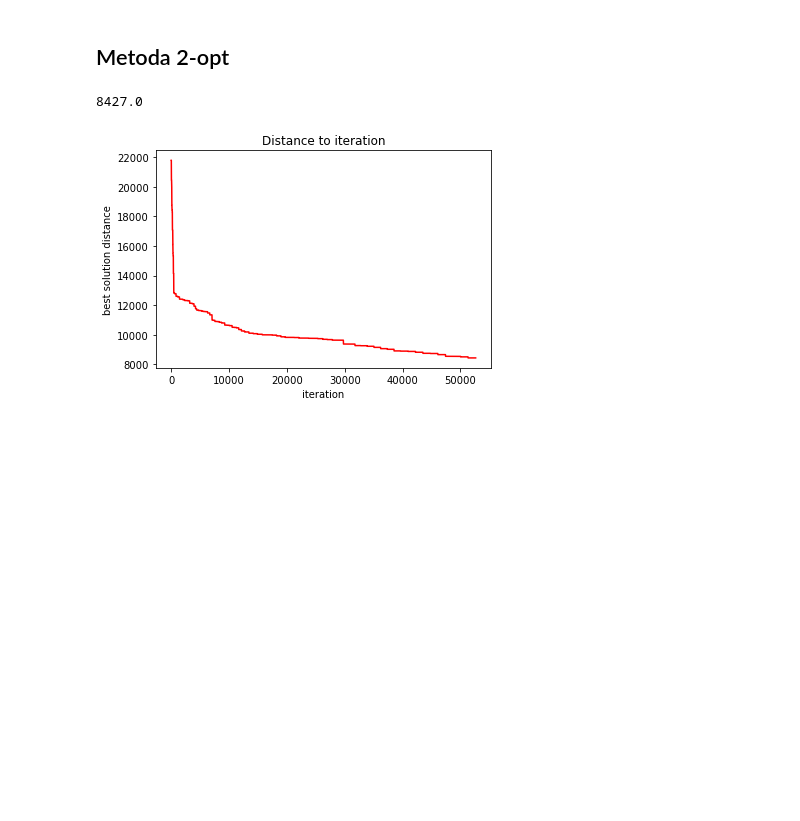
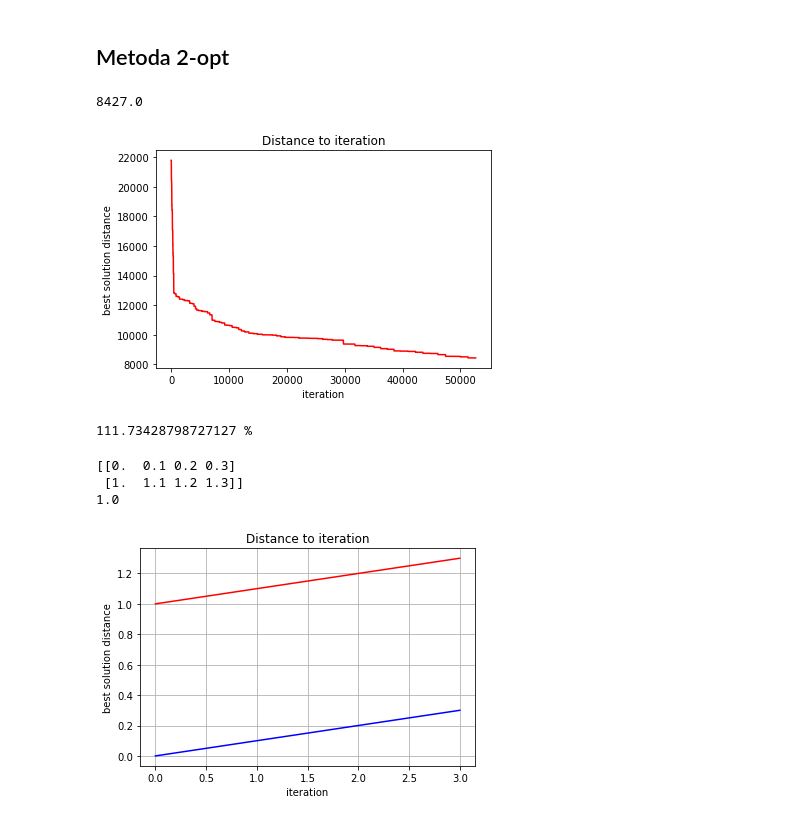
Before and after one commit to T2ooomasz/Algorytmy-Metaheurystyczne, a Jupyter notebook: testy.ipynb, the cells around one changed output. Saved outputs shown, nothing was run; the diff lists cells and outputs as text; code cells hidden in the pictures; blank space fills up the shorter version.

```diff
--- a/testy.ipynb
+++ b/testy.ipynb
@@ -419,6 +449,31 @@ plt.ylabel('best solution distance')
 plt.title('Distance to iteration')
 plt.show()
 #print_solution(best_solution)
+PRD = min_weight / 7542 * 100
+print(PRD, "%")
 # %% [output]
 8427.0
 [figure]
+111.73428798727127 %
+# %%
+import numpy as np
+import matplotlib.pyplot as plt
+
+X = np.array([[], []])
+X = np.append(X, np.array([[0.0], [1.0]]), axis = 1)
+X = np.append(X, np.array([[0.1], [1.1]]), axis = 1)
+X = np.append(X, np.array([[0.2], [1.2]]), axis = 1)
+X = np.append(X, np.array([[0.3], [1.3]]), axis = 1)
+print(X)
+print(X[1][0])
+plt.plot(X[0], '-b', X[1], '-r')
+plt.xlabel('iteration')
+plt.ylabel('best solution distance')
+plt.title('Distance to iteration')
+plt.grid(True)
+plt.show()
+# %% [output]
+[[0.  0.1 0.2 0.3]
+ [1.  1.1 1.2 1.3]]
+1.0
+[figure, added]
```
Also changed, not shown: parts of 6 cells of this notebook, 28 other files.
